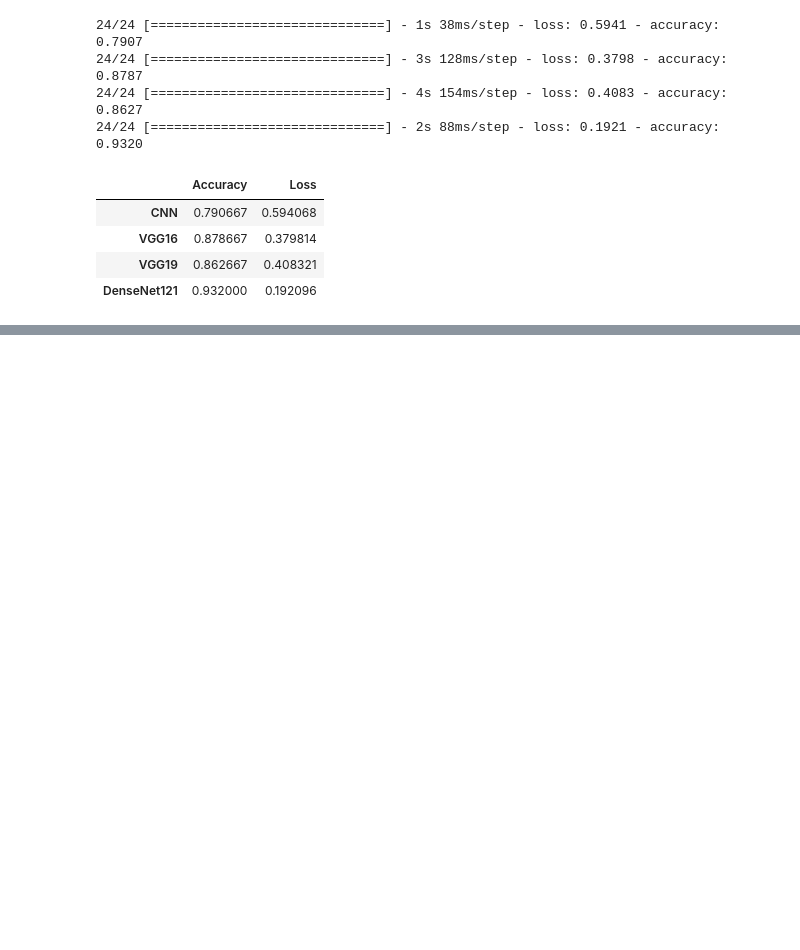
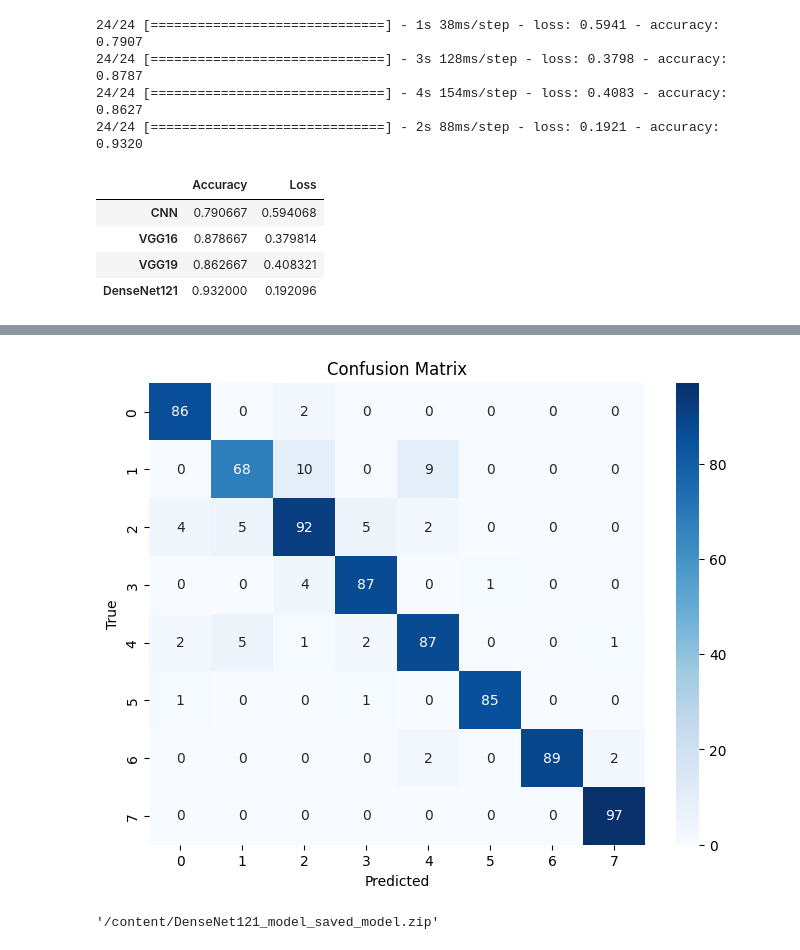
Before and after one commit to zxcv1230174/colorectal-histology-web-page-identification, a Jupyter notebook: colorectal_histology專題模型訓練.ipynb, the cells around one changed output, grey strips where cells are left out. Saved outputs shown, nothing was run; the diff lists cells and outputs as text; code cells hidden in the pictures; blank space fills up the shorter version.

```diff
--- a/colorectal_histology專題模型訓練.ipynb
+++ b/colorectal_histology專題模型訓練.ipynb
@@ -315,20 +311,21 @@ result
 model_4.load_weights('DenseNet121_model_weights.h5')
 
 # 載入待辨識的圖像
-img_path = '/content/testA_8_jpg.rf.d2c0fc37e92887aec95edc83b7dfdb6d.jpg'  # 替換為你的圖像路徑
+img_path = '/content/valid/testA_12_jpg.rf.f42c182cb0e490675c3c6a3c075b31a4.jpg'  # 替換為你的圖像路徑
 img = image.load_img(img_path, target_size=(224, 224), color_mode='rgb')  # 載入圖像並轉換為彩色模式
 x_new = image.img_to_array(img)
 x_new = np.expand_dims(x_new, axis=0) / 255.0
 # %%
 # 進行預測
 predictions = model_4.predict(x_new)
+print("predictions:", predictions)
 
 # 找出最大概率的類別索引
 predicted_class = np.argmax(predictions)
+print("predictions:", predicted_class)
 
 # 定義類別標籤列表
-labels = ['tumour epithelium', 'simple stroma', 'complex stroma(stroma that contains single tumour cells and/or single immune cells)',
-      'immune cell conglomerates', 'debris and mucus', 'mucosal glands', 'adipose tissue', 'background']
+labels = ['tumour epithelium', 'simple stroma', 'complex stroma', 'immune cell conglomerates', 'debris and mucus', 'mucosal glands', 'adipose tissue', 'background']
 
 # 輸出最大概率的類別索引
 print("predictions:", labels[predicted_class])
@@ -334,0 +338,17 @@ print("predictions:", labels[predicted_class])
+# %%
+# 直接使用預處理後的 test_data 進行評估
+score = model_4.evaluate(test_data)
+print("Loss:", score[0])
+print("Accuracy:", score[1])
+
+# 獲取預測結果和真實標籤
+y_pred = []
+y_true = []
+
+for images, labels in test_data:
+    predictions = model_4.predict(images)
+    y_pred.extend(np.argmax(predictions, axis=1))
+    y_true.extend(labels.numpy())
+
+# 計算混淆矩陣
+conf_matrix = confusion_matrix(y_true, y_pred)
@@ -334,0 +373,10 @@ print("predictions:", labels[predicted_class])
+# %%
+# 可視化混淆矩陣
+plt.figure(figsize=(8, 6))
+sns.heatmap(conf_matrix, annot=True, fmt='d', cmap='Blues')
+plt.xlabel('Predicted')
+plt.ylabel('True')
+plt.title('Confusion Matrix')
+plt.show()
+# %% [output]
+[figure, added]
@@ -334,0 +391,4 @@ print("predictions:", labels[predicted_class])
+# %%
+shutil.make_archive('DenseNet121_model_saved_model', 'zip', '/content')
+# %% [output]
+'/content/DenseNet121_model_saved_model.zip'
```
Also changed, not shown: parts of 10 cells of this notebook.
